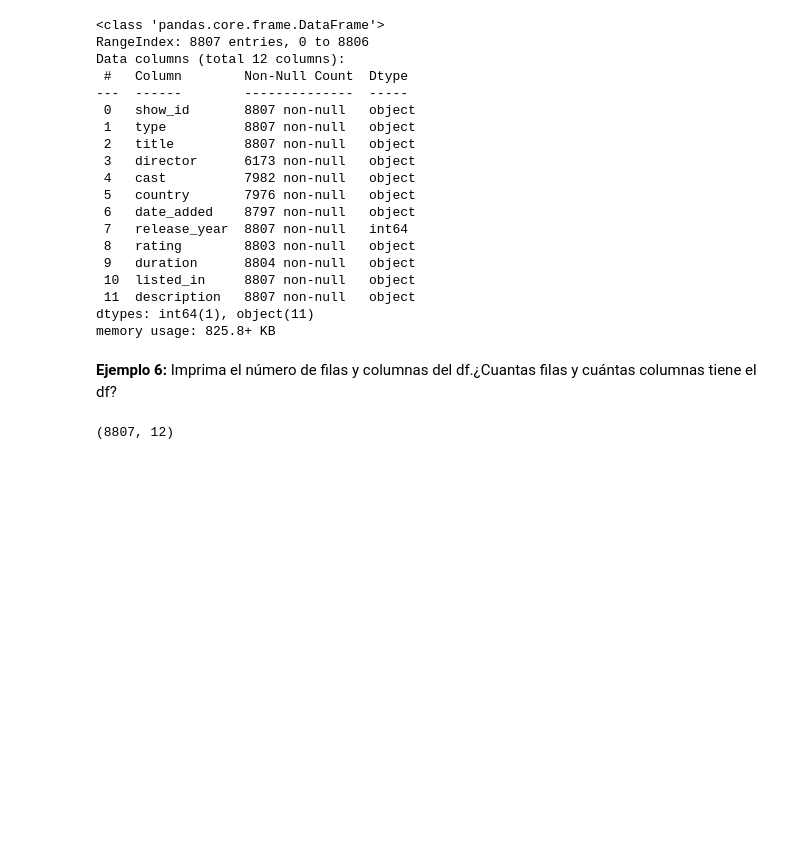
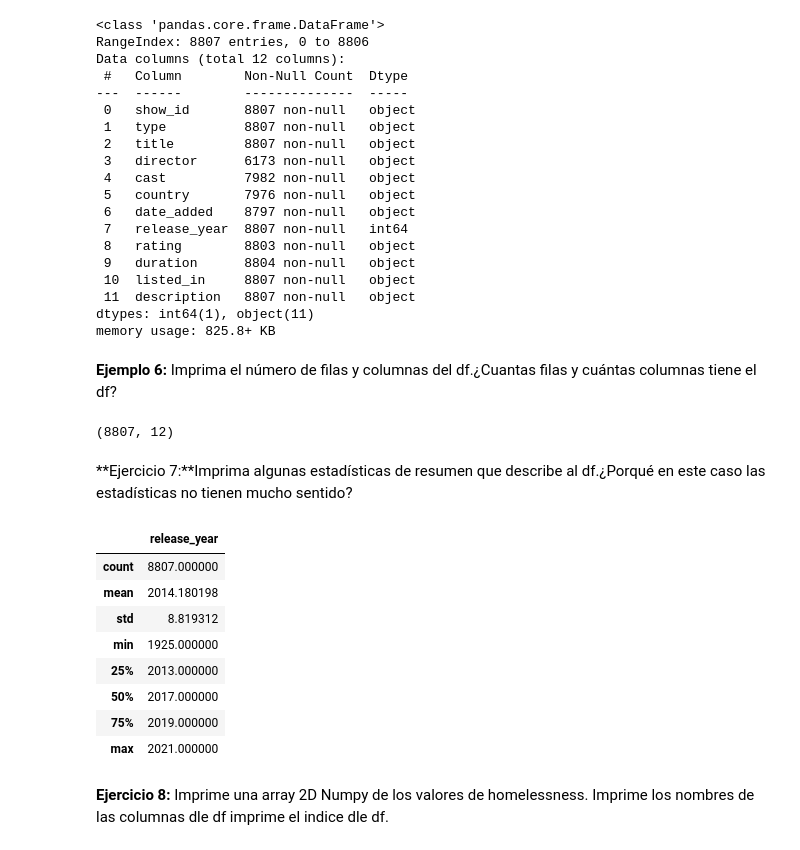
Before and after one commit to eduardocarbo/gh-react, a Jupyter notebook: Untitled2.ipynb, the cells around one changed output. Drawn from its saved outputs; the diff is of its cells as text; code cells hidden in the pictures; blank space fills up the shorter version.

```diff
--- a/Untitled2.ipynb
+++ b/Untitled2.ipynb
@@ -84,3 +84,20 @@ memory usage: 825.8+ KB
 df.shape
 # %% [output]
 (8807, 12)
+# %% [markdown]
+**Ejercicio 7:**Imprima algunas estadísticas de resumen que describe al df.¿Porqué en este caso las estadísticas no tienen mucho sentido?
+# %%
+df.describe()
+#No tienen mucho sentido devido a que una media para un año de lanzamiento no tiene sentido. Es importante tenerr encuenta el tip ode data set se tiene.
+# %% [output]
+|  | release_year |
+| count | 8807.000000 |
+| mean | 2014.180198 |
+| std | 8.819312 |
+| min | 1925.000000 |
+| 25% | 2013.000000 |
+| 50% | 2017.000000 |
+| 75% | 2019.000000 |
+| max | 2021.000000 |
+# %% [markdown]
+**Ejercicio 8:** Imprime una array 2D Numpy de los valores de homelessness. Imprime los nombres de las columnas dle df imprime el indice dle df.
```
Also changed, not shown: parts of 7 cells of this notebook.
